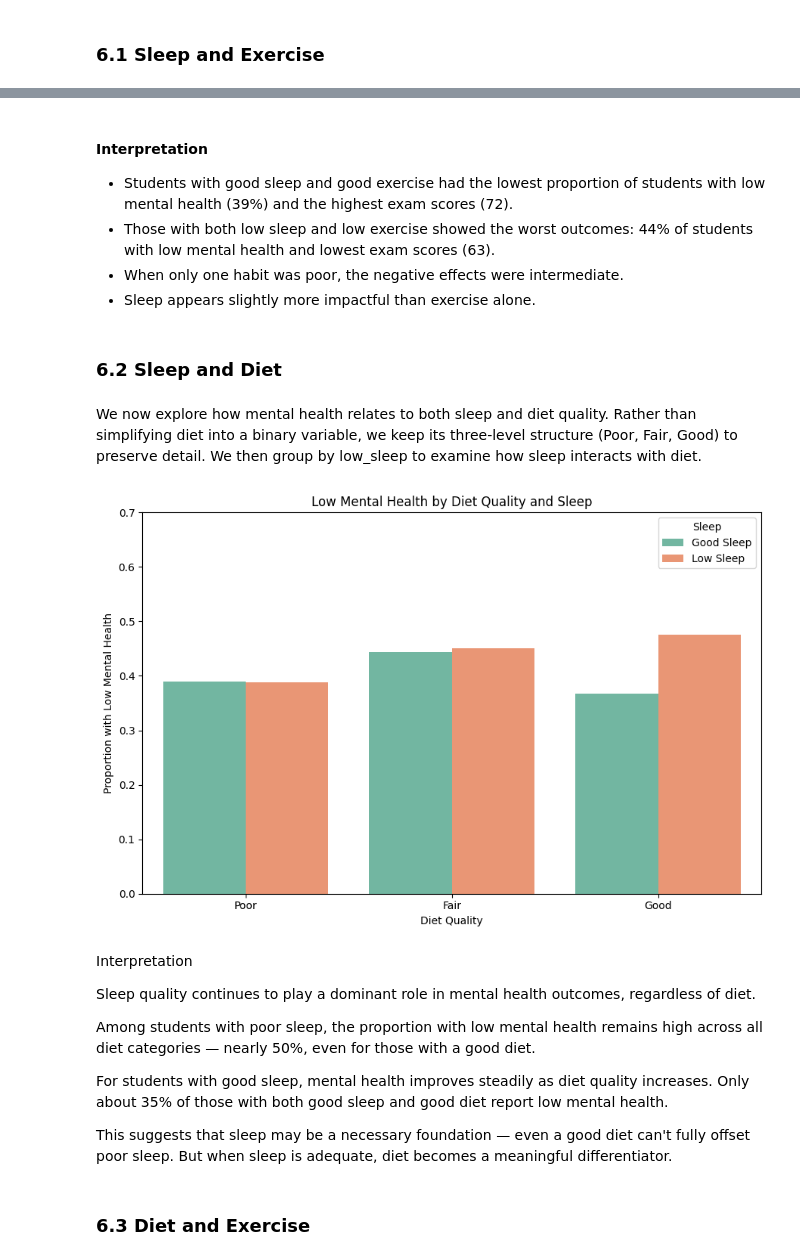
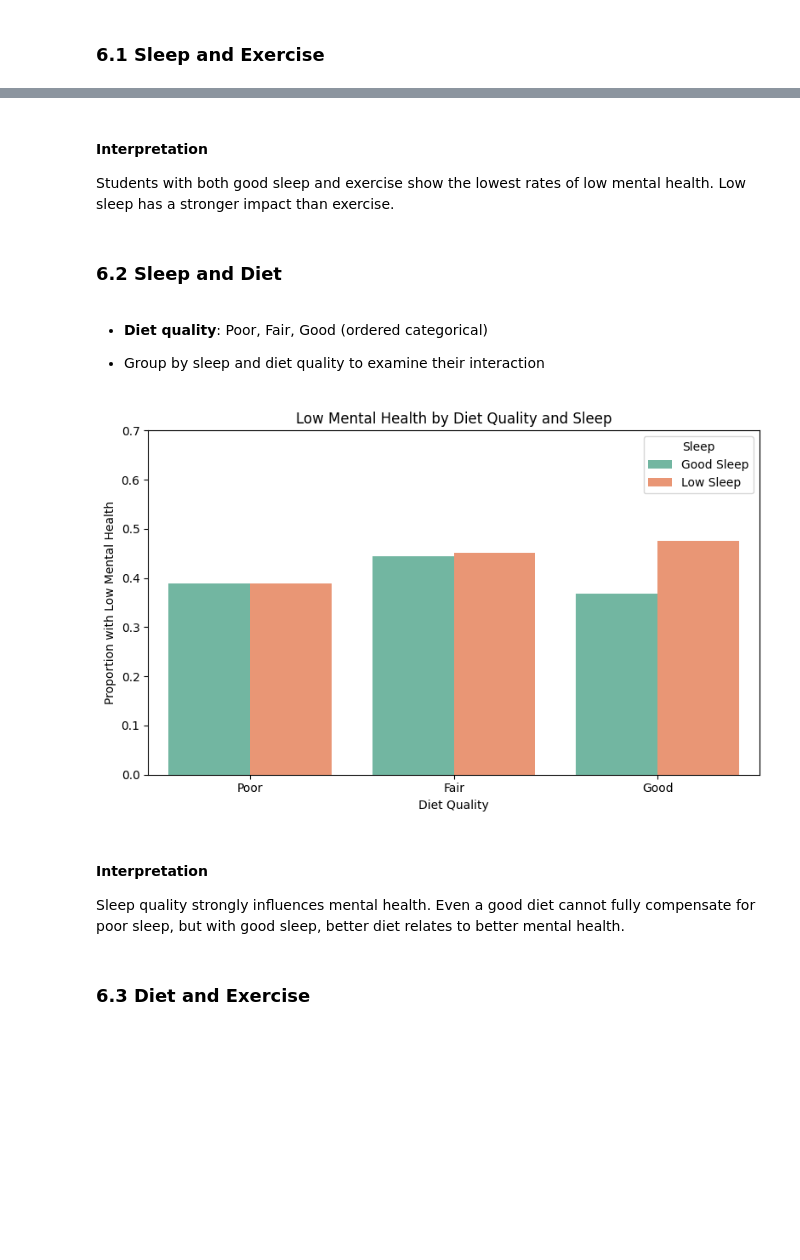
Before and after one commit to martyna-haliniak/visualisations_in_python, a Jupyter notebook: visualisations_task.ipynb, the cells around one changed output, grey strips where cells are left out. Cells and saved outputs as stored; diff of their text form; code cells hidden in the pictures; blank space fills up the shorter version.

```diff
--- a/visualisations_task.ipynb
+++ b/visualisations_task.ipynb
@@ -523,54 +511,40 @@ plt.show()
 # %% [markdown]
 #### Interpretation
-- Students with good sleep and good exercise had the lowest proportion of students with low mental health (39%) and the highest exam scores (72).
-- Those with both low sleep and low exercise showed the worst outcomes: 44% of students with low mental health and lowest exam scores (63).
-- When only one habit was poor, the negative effects were intermediate.
-- Sleep appears slightly more impactful than exercise alone.
+Students with both good sleep and exercise show the lowest rates of low mental health. Low sleep has a stronger impact than exercise.
 # %% [markdown]
 ### 6.2 Sleep and Diet
 # %% [markdown]
-We now explore how mental health relates to both sleep and diet quality. Rather than simplifying diet into a binary variable, we keep its three-level structure (Poor, Fair, Good) to preserve detail. We then group by low_sleep to examine how sleep interacts with diet.
+- **Diet quality**: Poor, Fair, Good (ordered categorical)
+
+- Group by sleep and diet quality to examine their interaction
 # %%
-# Confirm categorical diet variable is set
+# Ensure diet_quality is categorical and ordered
 df['diet_quality'] = pd.Categorical(df['diet_quality'], categories=['Poor', 'Fair', 'Good'], ordered=True)
 
 # Group by sleep and diet_quality
-diet_sleep = df.groupby(['low_sleep', 'diet_quality']).agg(
+diet_sleep = df.groupby(['low_sleep', 'diet_quality'], observed=False).agg(
     proportion_low_mental_health=('low_mental_health', 'mean'),
     count=('low_mental_health', 'size')
 ).reset_index()
 
-# For labeling plot x-axis nicely
+# Labels for hue
 diet_sleep['sleep_label'] = diet_sleep['low_sleep'].map({True: 'Low Sleep', False: 'Good Sleep'})
 
 # Plot
-plt.figure(figsize=(9,6))
-sns.barplot(
-    data=diet_sleep,
-    x='diet_quality',
-    y='proportion_low_mental_health',
-    hue='sleep_label',
-    palette='Set2'
-)
+plt.figure(figsize=(8,5))
+sns.barplot(data=diet_sleep, x='diet_quality', y='proportion_low_mental_health', hue='sleep_label', palette='Set2')
 plt.ylabel('Proportion with Low Mental Health')
 plt.xlabel('Diet Quality')
 plt.ylim(0, 0.7)
 plt.title('Low Mental Health by Diet Quality and Sleep')
 plt.legend(title='Sleep')
 plt.tight_layout()
 plt.show()
 # %% [output]
-[figure, old version]
+[figure, new version]
 # %% [markdown]
-Interpretation
-
-Sleep quality continues to play a dominant role in mental health outcomes, regardless of diet.
-
-Among students with poor sleep, the proportion with low mental health remains high across all diet categories — nearly 50%, even for those with a good diet.
-
-For students with good sleep, mental health improves steadily as diet quality increases. Only about 35% of those with both good sleep and good diet report low mental health.
-
-This suggests that sleep may be a necessary foundation — even a good diet can't fully offset poor sleep. But when sleep is adequate, diet becomes a meaningful differentiator.
+#### Interpretation
+Sleep quality strongly influences mental health. Even a good diet cannot fully compensate for poor sleep, but with good sleep, better diet relates to better mental health.
 # %% [markdown]
 ### 6.3 Diet and Exercise
 # %% [markdown]
```
Also changed, not shown: parts of 7 cells of this notebook.
